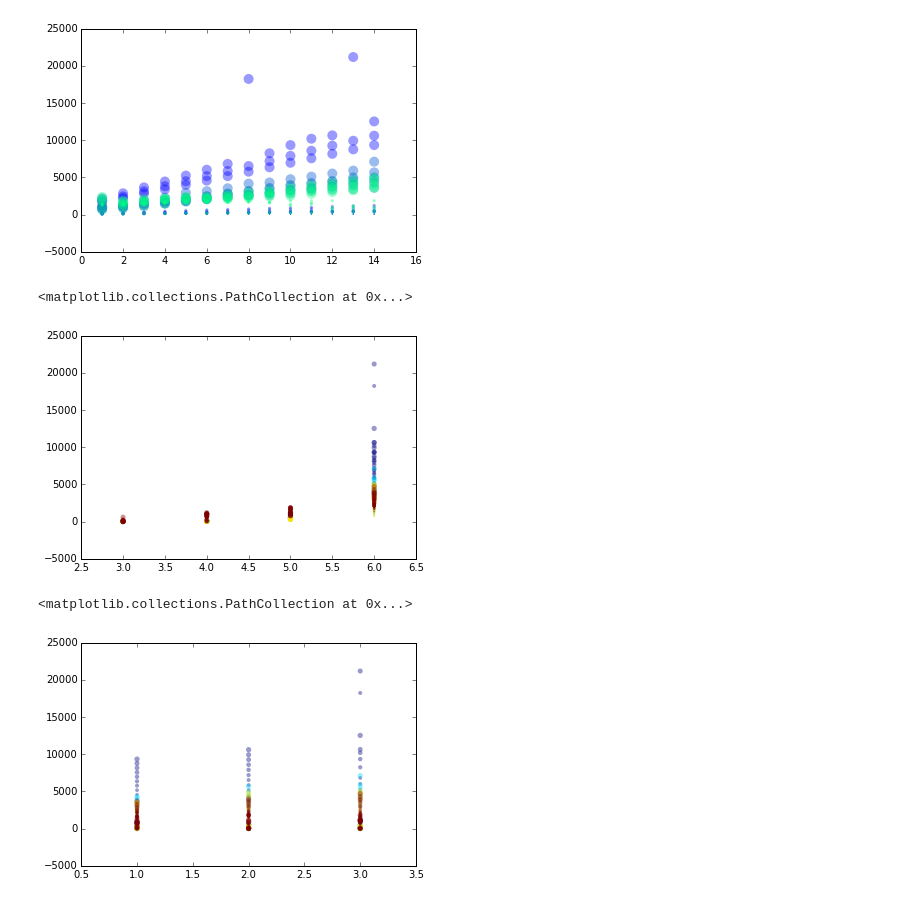
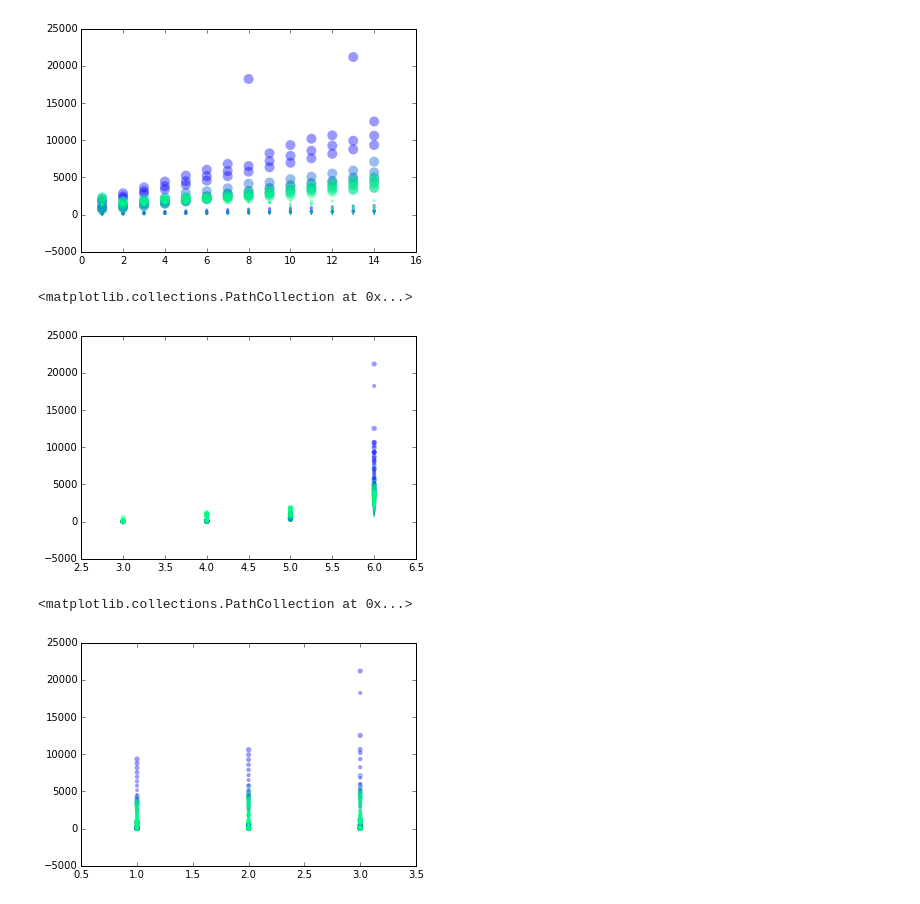
Before and after one commit to bellettif/sparkGeoTS, a Jupyter notebook: benchmark_analysis/Cross_cov.ipynb, the cells around one changed output. Cells and saved outputs as stored; diff of their text form; code cells hidden in the pictures.

```diff
--- a/benchmark_analysis/Cross_cov.ipynb
+++ b/benchmark_analysis/Cross_cov.ipynb
@@ -38,18 +38,20 @@ plt.scatter(np.log10(bench_df['samples'].values),
             bench_df['avg_time'].values,
             s = bench_df['max_lag'].values * 2,
             c = bench_df['partitions'].values,
+            cmap = 'winter',
             lw = 0,
             alpha = 0.4)
 # %% [output]
 <matplotlib.collections.PathCollection at 0x...>
-[figure, old version]
+[figure, new version]
 # %%
 plt.scatter(bench_df['dims'].values,
             bench_df['avg_time'].values,
             s = bench_df['max_lag'].values * 2,
             c = bench_df['partitions'].values,
+            cmap = 'winter',
             lw = 0,
             alpha = 0.4)
 # %% [output]
 <matplotlib.collections.PathCollection at 0x...>
-[figure, old version]
+[figure, new version]
```
Also changed, not shown: 9 other files.
